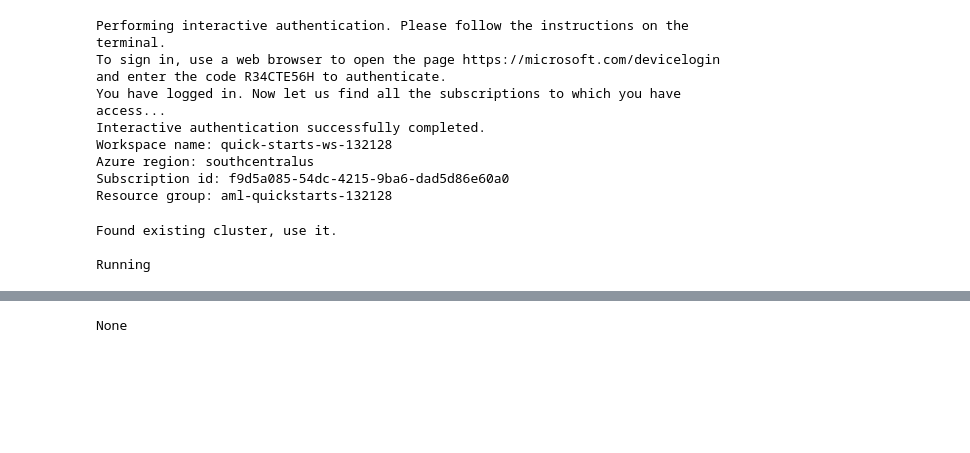
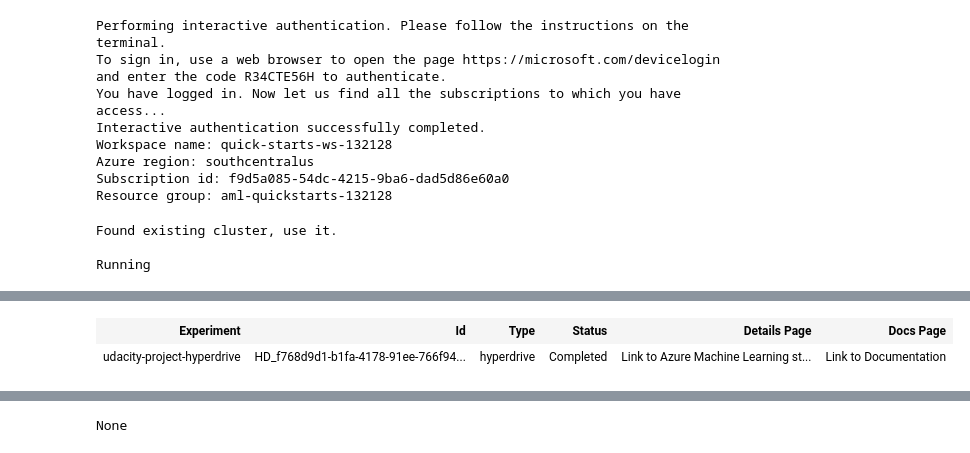
Before and after one commit to vivektambi/OptimisingMLpipeline, a Jupyter notebook: udacity-project.ipynb, the cells around one changed output, grey strips where cells are left out. Cells and saved outputs as stored; diff of their text form; code cells hidden in the pictures; blank space fills up the shorter version.

```diff
--- a/udacity-project.ipynb
+++ b/udacity-project.ipynb
@@ -88,3 +88,8 @@ hyperdrive_config = HyperDriveConfig(hyperparameter_sampling=ps,
+# %%
+HPrun
+# %% [output]
+| Experiment | Id | Type | Status | Details Page | Docs Page |
+| udacity-project-hyperdrive | HD_f768d9d1-b1fa-4178-91ee-766f94... | hyperdrive | Completed | Link to Azure Machine Learning st... | Link to Documentation |
 # %%
 # Submit your hyperdrive run to the experiment and show run details with the widget.
 #from azureml.train.hyperdrive import HyperDriveRun
```
Also changed, not shown: parts of 3 cells of this notebook.
